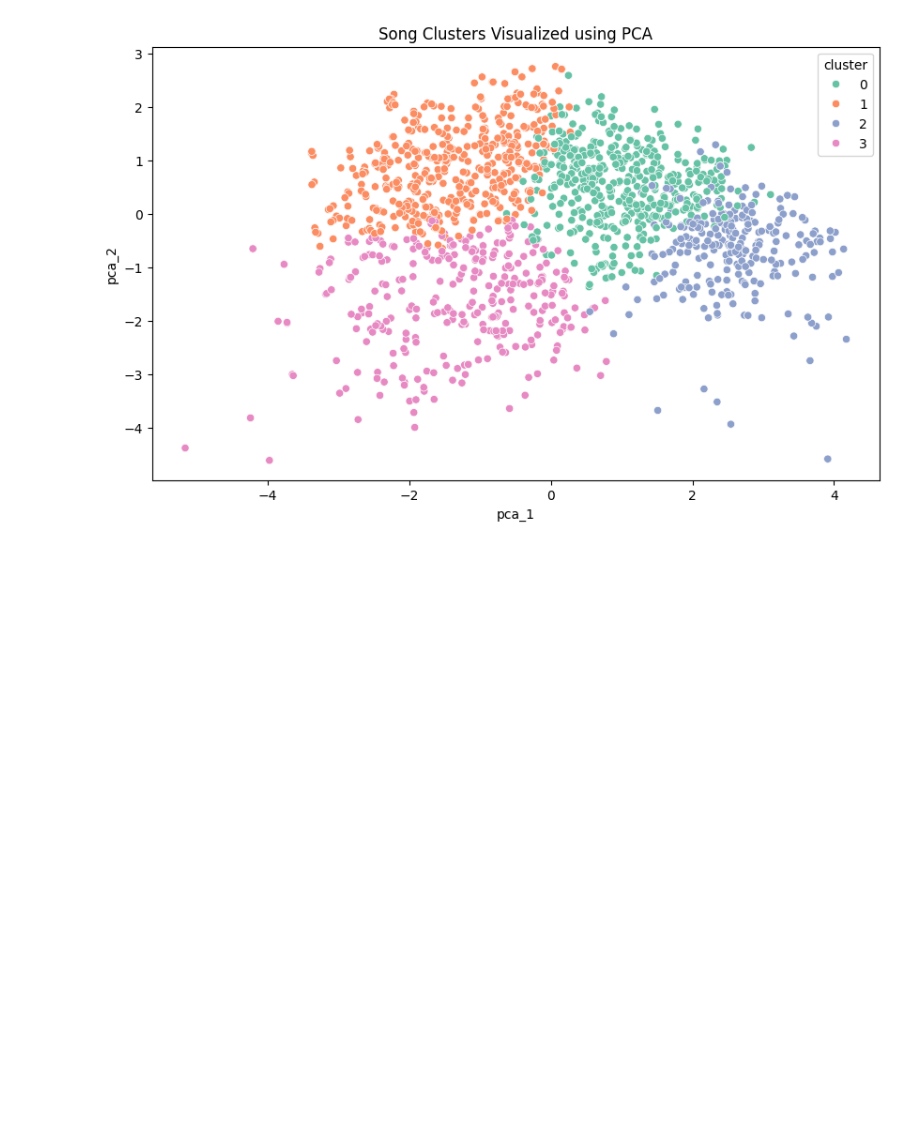
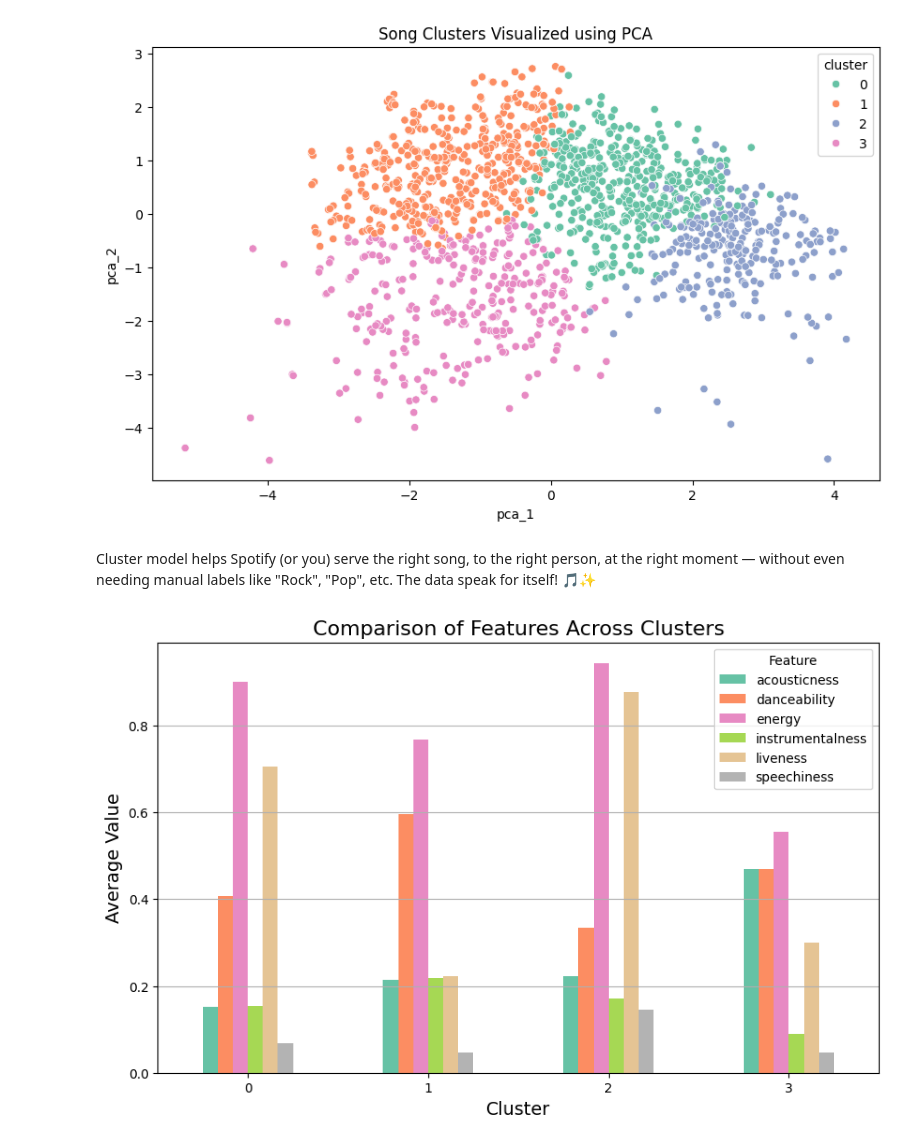
Before and after one commit to Aayushi-Mittal/Spotify-Song-Clustering, a Jupyter notebook: solution.ipynb, the cells around one changed output. Saved outputs shown, nothing was run; the diff lists cells and outputs as text; code cells hidden in the pictures; blank space fills up the shorter version.

```diff
--- a/solution.ipynb
+++ b/solution.ipynb
@@ -363,3 +408,22 @@ plt.title("Song Clusters Visualized using PCA")
 plt.show()
 # %% [output]
 [figure]
+# %% [markdown]
+Cluster model helps Spotify (or you) serve the right song, to the right person, at the right moment — without even needing manual labels like "Rock", "Pop", etc.
+The data speak for itself! 🎵✨
+# %%
+# Select features you want to compare
+features_to_plot = ["acousticness", "danceability", "energy", "instrumentalness", "liveness", "speechiness"]
+
+# Plot
+cluster_summary[features_to_plot].plot(kind='bar', figsize=(10,6), colormap='Set2')
+
+plt.title("Comparison of Features Across Clusters", fontsize=16)
+plt.ylabel("Average Value", fontsize=14)
+plt.xlabel("Cluster", fontsize=14)
+plt.xticks(rotation=0)
+plt.legend(title="Feature")
+plt.grid(axis='y')
+plt.show()
+# %% [output]
+[figure, added]
```
Also changed, not shown: parts of 4 cells of this notebook.
